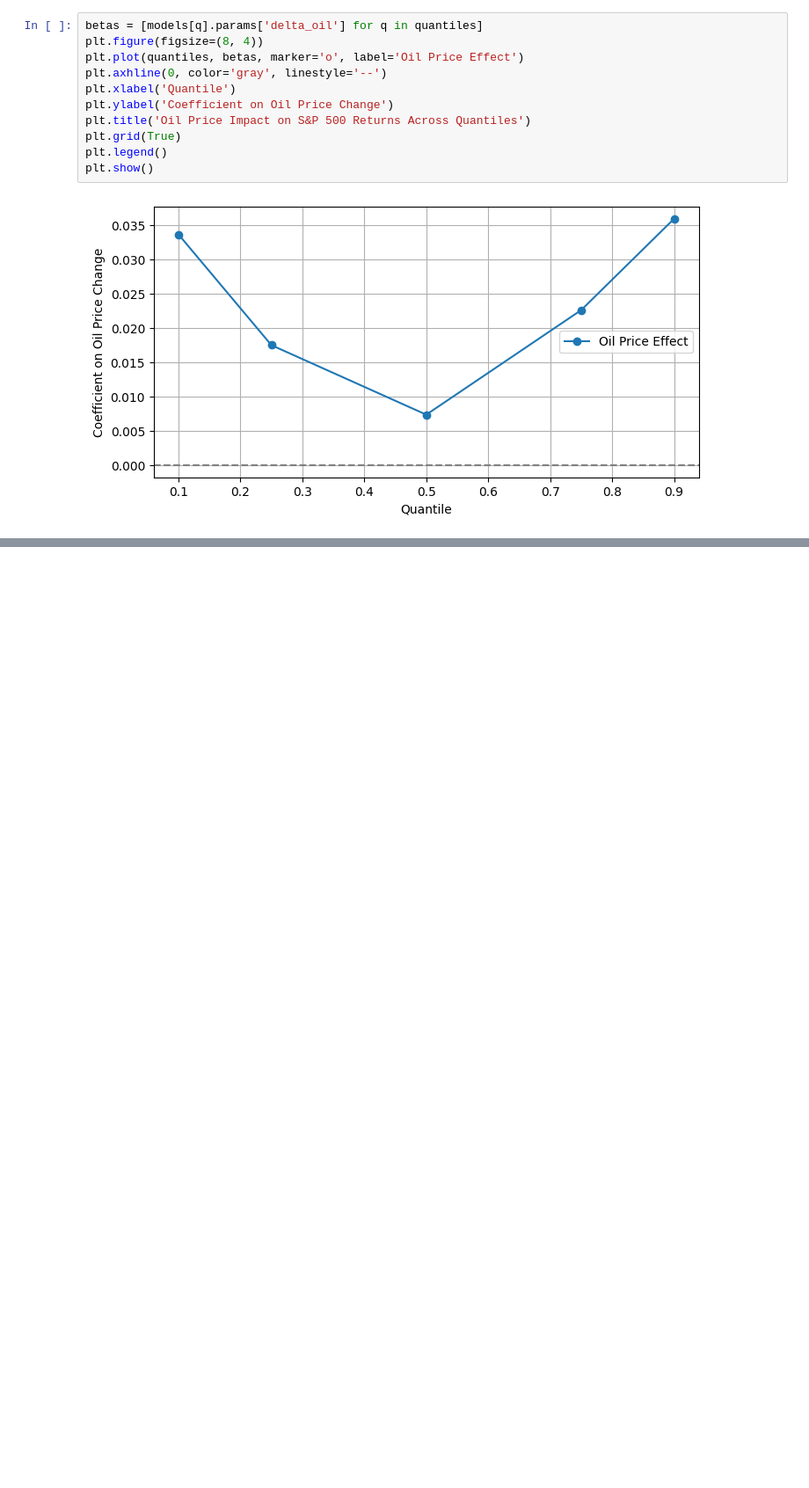
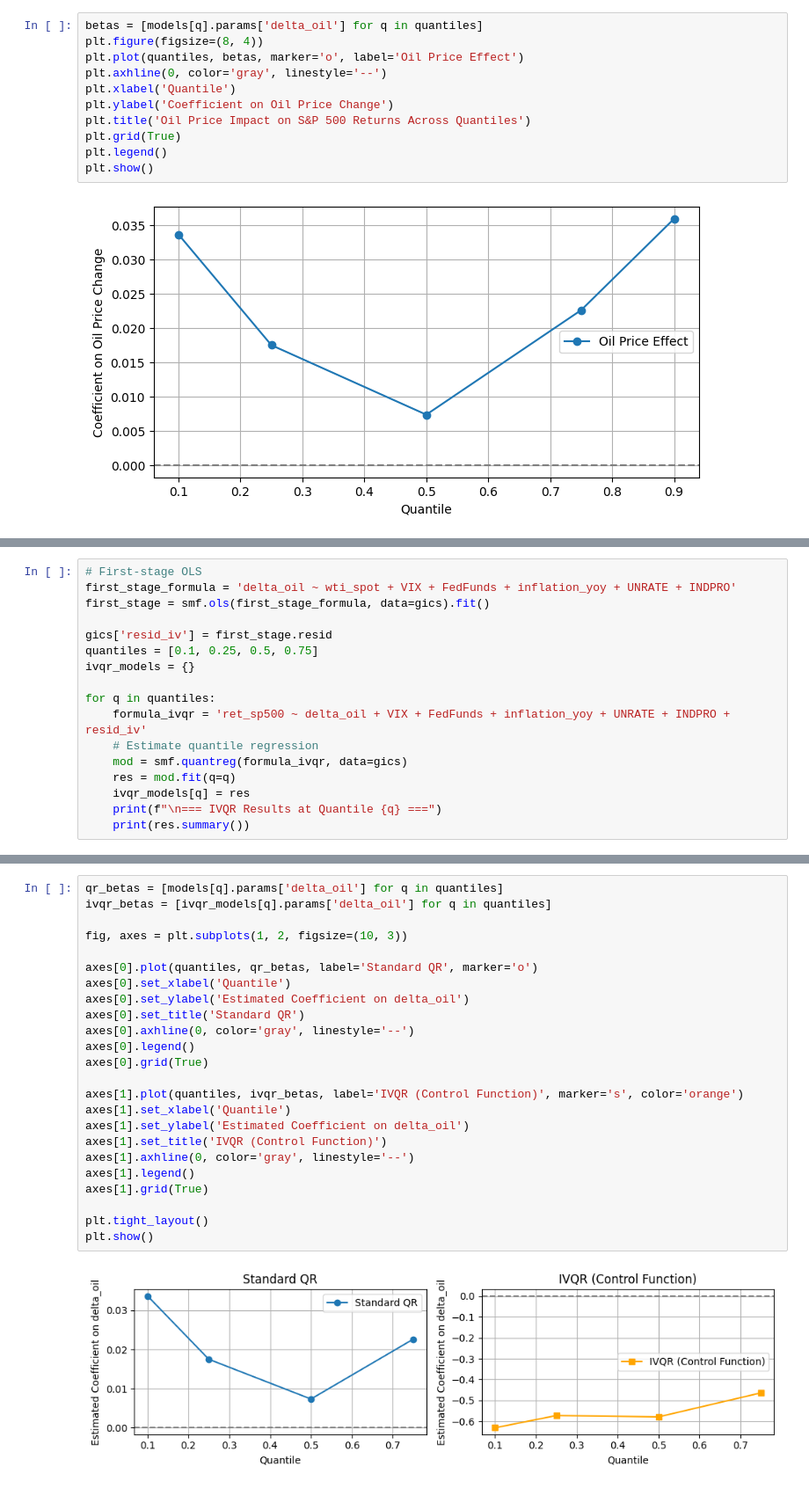
Before and after one commit to saritmaitra/MultiStage_APT, a Jupyter notebook: Quantile_Regression.ipynb, the cells around one changed output, grey strips where cells are left out. Shown: that part at 88% size. Cells and saved outputs as stored; diff of their text form; blank space fills up the shorter version.

```diff
--- a/Quantile_Regression.ipynb
+++ b/Quantile_Regression.ipynb
@@ -102,0 +172,17 @@ plt.show()
+# %%
+# First-stage OLS
+first_stage_formula = 'delta_oil ~ wti_spot + VIX + FedFunds + inflation_yoy + UNRATE + INDPRO'
+first_stage = smf.ols(first_stage_formula, data=gics).fit()
+
+gics['resid_iv'] = first_stage.resid
+quantiles = [0.1, 0.25, 0.5, 0.75]
+ivqr_models = {}
+
+for q in quantiles:
+    formula_ivqr = 'ret_sp500 ~ delta_oil + VIX + FedFunds + inflation_yoy + UNRATE + INDPRO + resid_iv'
+    # Estimate quantile regression
+    mod = smf.quantreg(formula_ivqr, data=gics)
+    res = mod.fit(q=q)
+    ivqr_models[q] = res
+    print(f"\n=== IVQR Results at Quantile {q} ===")
+    print(res.summary())
@@ -102,0 +207,26 @@ plt.show()
+# %%
+qr_betas = [models[q].params['delta_oil'] for q in quantiles]
+ivqr_betas = [ivqr_models[q].params['delta_oil'] for q in quantiles]
+
+fig, axes = plt.subplots(1, 2, figsize=(10, 3))
+
+axes[0].plot(quantiles, qr_betas, label='Standard QR', marker='o')
+axes[0].set_xlabel('Quantile')
+axes[0].set_ylabel('Estimated Coefficient on delta_oil')
+axes[0].set_title('Standard QR')
+axes[0].axhline(0, color='gray', linestyle='--')
+axes[0].legend()
+axes[0].grid(True)
+
+axes[1].plot(quantiles, ivqr_betas, label='IVQR (Control Function)', marker='s', color='orange')
+axes[1].set_xlabel('Quantile')
+axes[1].set_ylabel('Estimated Coefficient on delta_oil')
+axes[1].set_title('IVQR (Control Function)')
+axes[1].axhline(0, color='gray', linestyle='--')
+axes[1].legend()
+axes[1].grid(True)
+
+plt.tight_layout()
+plt.show()
+# %% [output]
+[figure, added]
```
Also changed, not shown: parts of 9 cells of this notebook.
